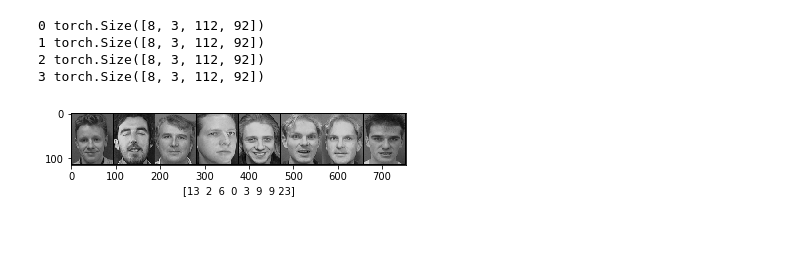
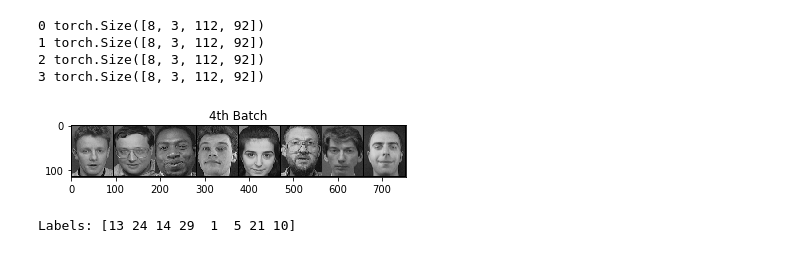
Before and after one commit to gsr-ee/Machine_Learning, a Jupyter notebook: Faces.ipynb, the cells around one changed output. Drawn from its saved outputs; the diff is of its cells as text; code cells hidden in the pictures.

```diff
--- a/Faces.ipynb
+++ b/Faces.ipynb
@@ -15,18 +17,22 @@ batch_size=8
 # %%
-dataset = datasets.ImageFolder(root='faces/', transform=transforms.ToTensor())
-train_loader = DataLoader(dataset, batch_size=batch_size,shuffle=True, num_workers=4)
+#%% Loading the data:
+dataset = datasets.ImageFolder(root='data/faces/', transform=transforms.ToTensor())
+train_loader = DataLoader(dataset, batch_size=batch_size, shuffle=True, num_workers=4)
+
 for i, batch in enumerate(train_loader):
     print(i, batch[0].size())
     if i==3:
         grid=utils.make_grid(batch[0])
         plt.imshow(grid.numpy().transpose((1, 2, 0)))
-        plt.xlabel(batch[1].numpy())
+        plt.title('4th Batch')
         plt.show()
+        print('Labels:', batch[1].numpy())
         break
 # %% [output]
 0 torch.Size([8, 3, 112, 92])
 1 torch.Size([8, 3, 112, 92])
 2 torch.Size([8, 3, 112, 92])
 3 torch.Size([8, 3, 112, 92])
-[figure, old version]
+[figure, new version]
+Labels: [13 24 14 29  1  5 21 10]
 # %%
```
Also changed, not shown: parts of 14 cells of this notebook.
